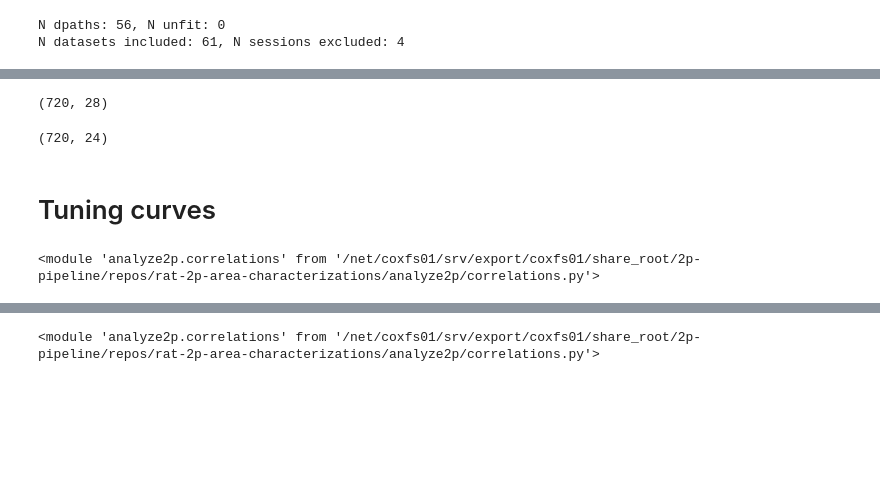
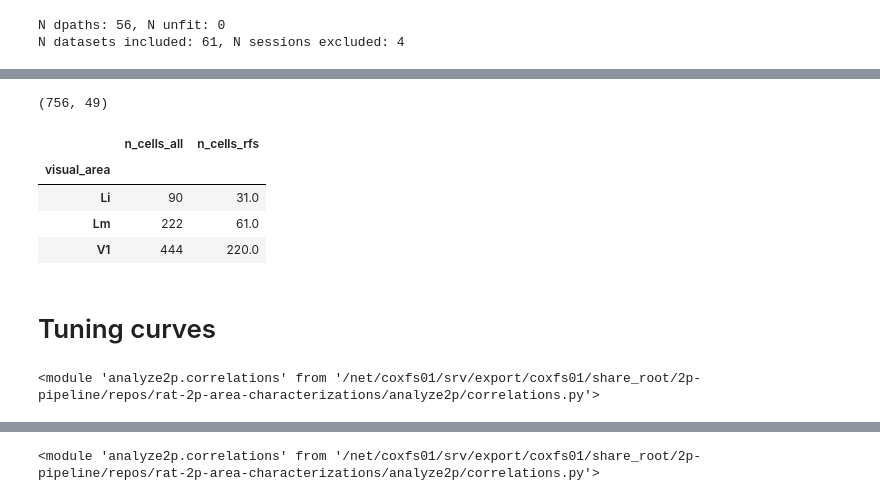
Before and after one commit to julianarhee/rat-2p-area-characterizations, a Jupyter notebook: analyze2p/gratings/correlate_tuning_curves.ipynb, the cells around one changed output, grey strips where cells are left out. Saved outputs shown, nothing was run; the diff lists cells and outputs as text; code cells hidden in the pictures; blank space fills up the shorter version.

```diff
--- a/analyze2p/gratings/correlate_tuning_curves.ipynb
+++ b/analyze2p/gratings/correlate_tuning_curves.ipynb
@@ -233,6 +233,7 @@ Index(['response_pref', 'response_null', 'theta_pref', 'sigma',
 # %%
 # Add position info for each cell
 FITS['experiment'] = 'gratings'
+bestg['experiment'] = 'gratings'
 # FITS = aggr.add_roi_positions(FITS.copy())
 # %%
 response_type='dff'
@@ -267,3 +265,4 @@ importlib.reload(cr)
 # %%
-has_rfs = cr.get_roi_pos_and_rfs(FITS, curr_rfs=rfs_with_fits, rfs_only=False,
-                                     merge_cols=['visual_area', 'datakey', 'cell'])
+has_rfs = cr.get_roi_pos_and_rfs(bestg[bestg['gof']>gof_thr], curr_rfs=rfdf, rfs_only=False,
+                                 position_only=False,
+                                 merge_cols=['visual_area', 'datakey', 'cell'])
@@ -286,16 +269,22 @@ has_rfs
 # %%
-fits_and_rfs = pd.merge(FITS, has_rfs, on=['visual_area', 'datakey', 'cell'],
+fits_and_rfs = pd.merge(bestg[bestg['gof']>gof_thr], has_rfs, on=['visual_area', 'datakey', 'cell'],
                         how='outer')
 fits_and_rfs.shape
 # %% [output]
-(720, 28)
+(756, 49)
 # %%
-FITS.shape
+fit_rfs_counts = aggr.count_n_cells(fits_and_rfs, split_na=True,
+                                    suffix_a='all', suffix_b='rfs')
+fit_rfs_counts.groupby('visual_area').sum()
 # %% [output]
-(720, 24)
+|  | n_cells_all | n_cells_rfs |
+| visual_area |  |  |
+| Li | 90 | 31.0 |
+| Lm | 222 | 61.0 |
+| V1 | 444 | 220.0 |
 # %% [markdown]
 # Tuning curves
-# %%
-importlib.reload(cr)
-# %% [output]
-<module 'analyze2p.correlations' from '/net/coxfs01/srv/export/coxfs01/share_root/2p-pipeline/repos/rat-2p-area-characterizations/analyze2p/correlations.py'>
+# %%
+importlib.reload(cr)
+# %% [output]
+<module 'analyze2p.correlations' from '/net/coxfs01/srv/export/coxfs01/share_root/2p-pipeline/repos/rat-2p-area-characterizations/analyze2p/correlations.py'>
```
Also changed, not shown: parts of 36 cells of this notebook, 4 other files.
